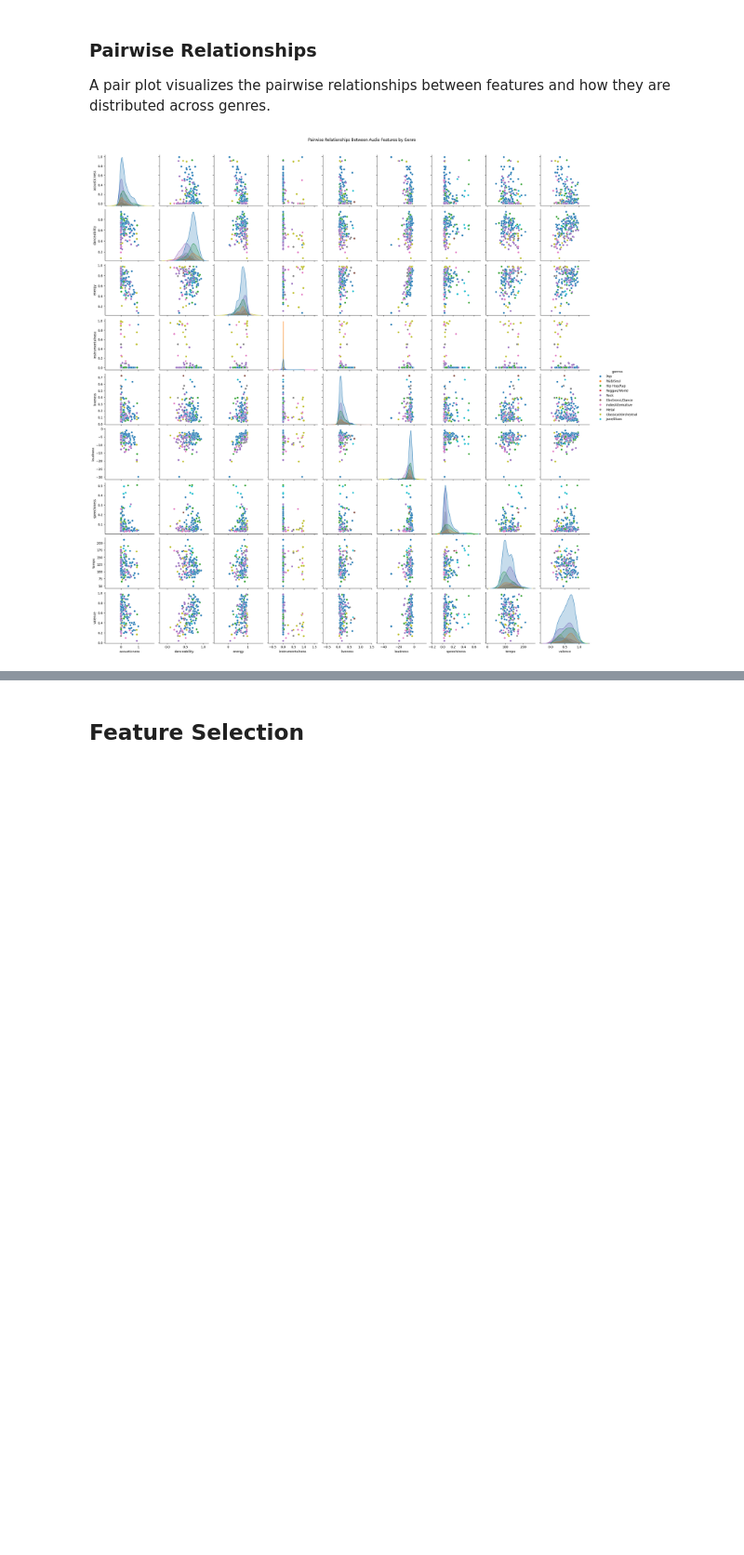
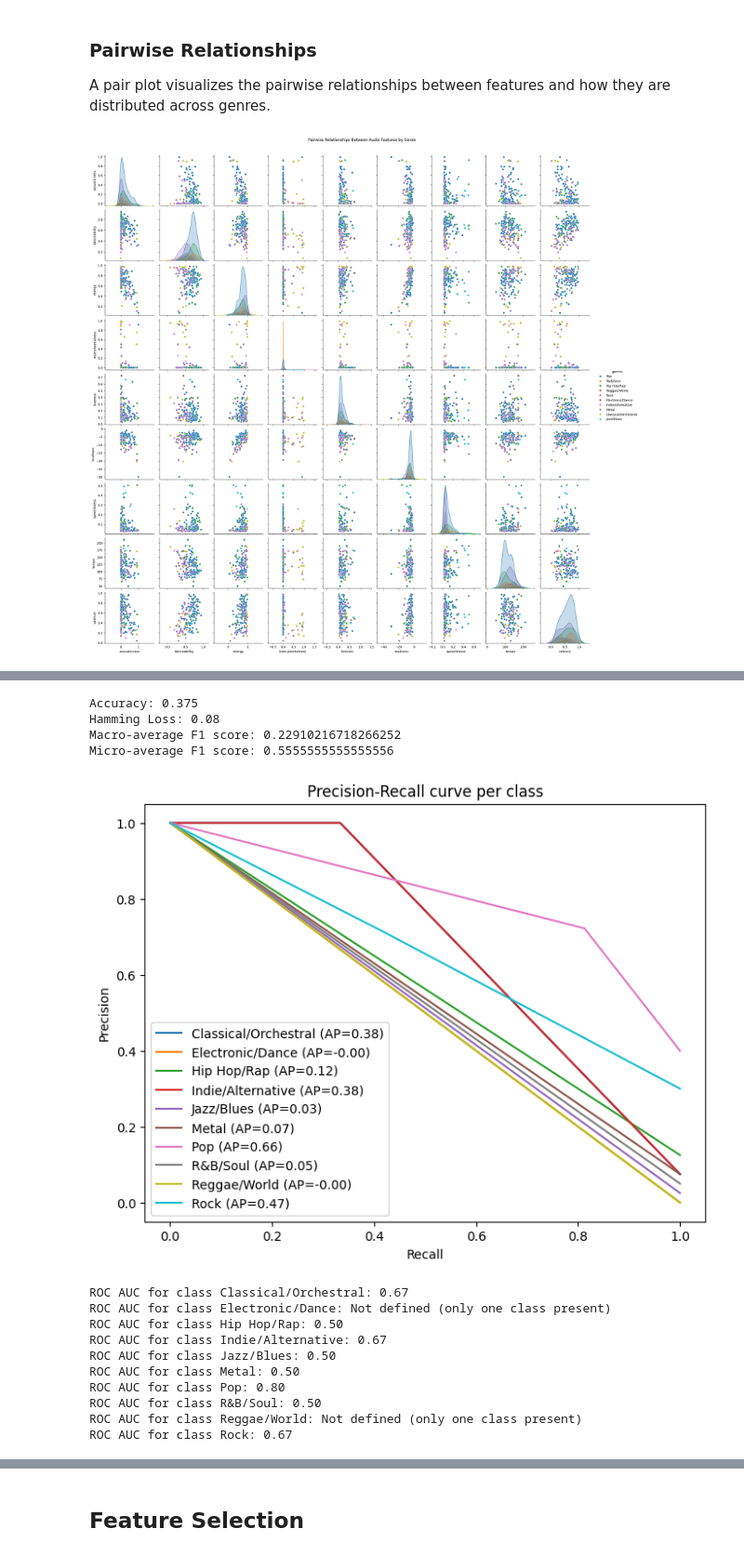
Before and after one commit to noopur-phadkar/TuneTrend---Decade-Century-Song-Classification, a Jupyter notebook: main.ipynb, the cells around one changed output, grey strips where cells are left out. Shown at 93% size. Cells and saved outputs as stored; diff of their text form; code cells hidden in the pictures; blank space fills up the shorter version.

Commit message:
Building basic model and using MultiLabelBinarizer

```diff
--- a/main.ipynb
+++ b/main.ipynb
@@ -558,0 +576,79 @@ plt.show()
+# %%
+from sklearn.preprocessing import MultiLabelBinarizer
+from sklearn.model_selection import train_test_split
+
+# Binarize the genres
+mlb = MultiLabelBinarizer()
+y = mlb.fit_transform(data['genres'])
+
+# Features (assuming they are the same as before)
+X = data[audio_features]
+
+# Split data
+X_train, X_test, y_train, y_test = train_test_split(X, y, test_size=0.2, random_state=42)
+# %%
+from sklearn.ensemble import RandomForestClassifier
+from sklearn.multioutput import MultiOutputClassifier
+from sklearn.metrics import accuracy_score, hamming_loss, f1_score, precision_recall_curve, average_precision_score, roc_auc_score, roc_curve
+
+# Initialize and train the model
+model = MultiOutputClassifier(RandomForestClassifier(random_state=42))
+model.fit(X_train, y_train)
+
+y_pred = model.predict(X_test)
+
+# Evaluate the model
+print("Accuracy:", accuracy_score(y_test, y_pred))
+print("Hamming Loss:", hamming_loss(y_test, y_pred))
+
+# F1 Score
+# Note: For a multi-label task, we need to specify the average parameter
+f1_macro = f1_score(y_test, y_pred, average='macro')
+f1_micro = f1_score(y_test, y_pred, average='micro')
+print(f'Macro-average F1 score: {f1_macro}')
+print(f'Micro-average F1 score: {f1_micro}')
+
+# Precision-Recall Curve and Average Precision
+fig, ax = plt.subplots(figsize=(8, 6))
+for i, genre in enumerate(mlb.classes_):
+    precision, recall, _ = precision_recall_curve(y_test[:, i], y_pred[:, i])
+    ap = average_precision_score(y_test[:, i], y_pred[:, i])
+    ax.plot(recall, precision, label=f'{genre} (AP={ap:.2f})')
+
+ax.set_xlabel('Recall')
+ax.set_ylabel('Precision')
+ax.set_title('Precision-Recall curve per class')
+ax.legend(loc='best')
+plt.show()
+
+# Calculate ROC AUC score only for classes with both positive and negative instances
+roc_auc_scores = {}
+for i, class_name in enumerate(mlb.classes_):
+    # Check if there is more than one class present
+    if len(np.unique(y_test[:, i])) > 1:
+        roc_auc_scores[class_name] = roc_auc_score(y_test[:, i], y_pred[:, i])
+    else:
+        roc_auc_scores[class_name] = None  # None if not applicable
+
+# Print the ROC AUC scores for each class
+for class_name, auc_score in roc_auc_scores.items():
+    if auc_score is not None:
+        print(f'ROC AUC for class {class_name}: {auc_score:.2f}')
+    else:
+        print(f'ROC AUC for class {class_name}: Not defined (only one class present)')
+# %% [output]
+Accuracy: 0.375
+Hamming Loss: 0.08
+Macro-average F1 score: 0.22910216718266252
+Micro-average F1 score: 0.5555555555555556
+[figure, added]
+ROC AUC for class Classical/Orchestral: 0.67
+ROC AUC for class Electronic/Dance: Not defined (only one class present)
+ROC AUC for class Hip Hop/Rap: 0.50
+ROC AUC for class Indie/Alternative: 0.67
+ROC AUC for class Jazz/Blues: 0.50
+ROC AUC for class Metal: 0.50
+ROC AUC for class Pop: 0.80
+ROC AUC for class R&B/Soul: 0.50
+ROC AUC for class Reggae/World: Not defined (only one class present)
+ROC AUC for class Rock: 0.67
```
Also changed, not shown: parts of 6 cells of this notebook.
